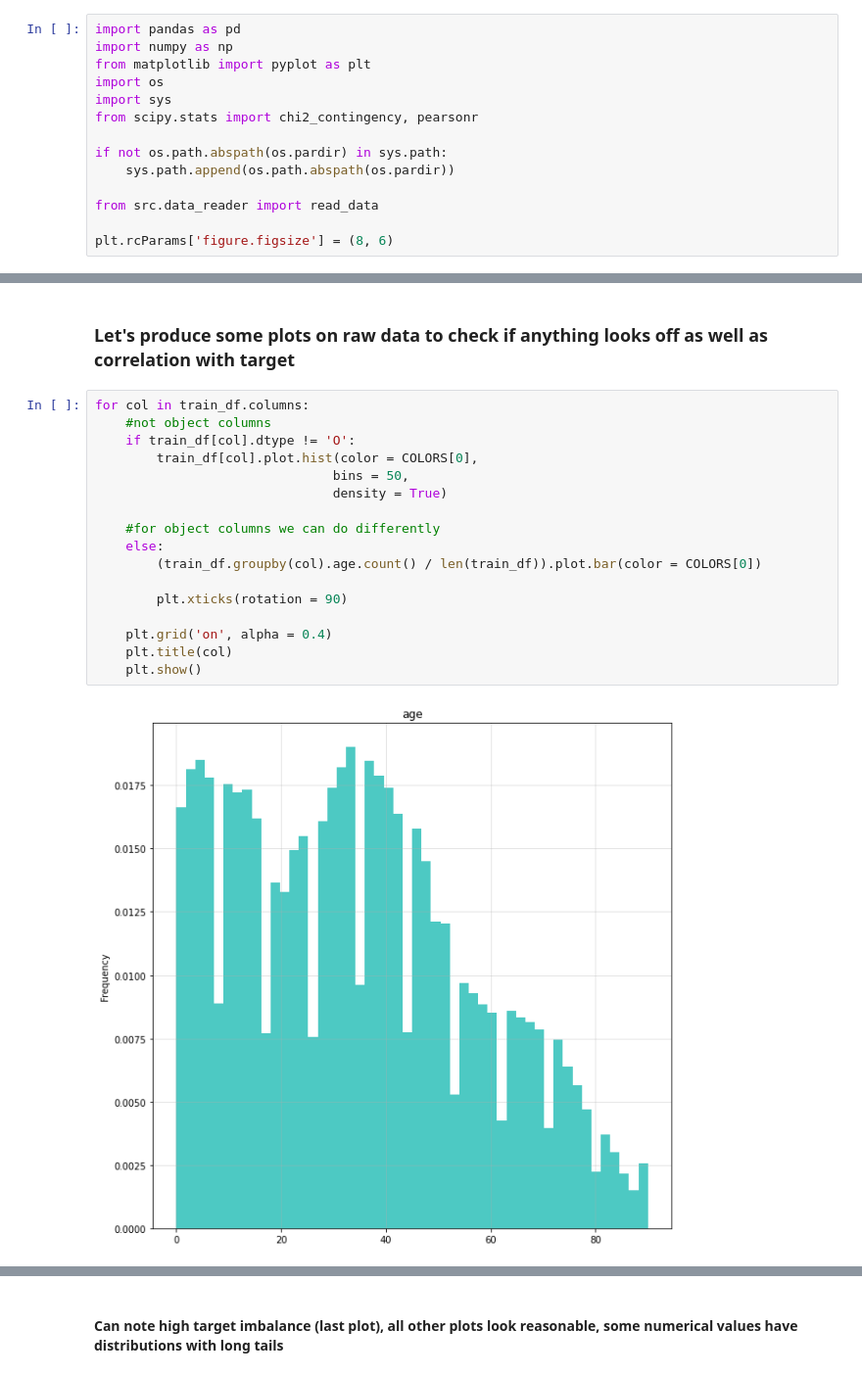
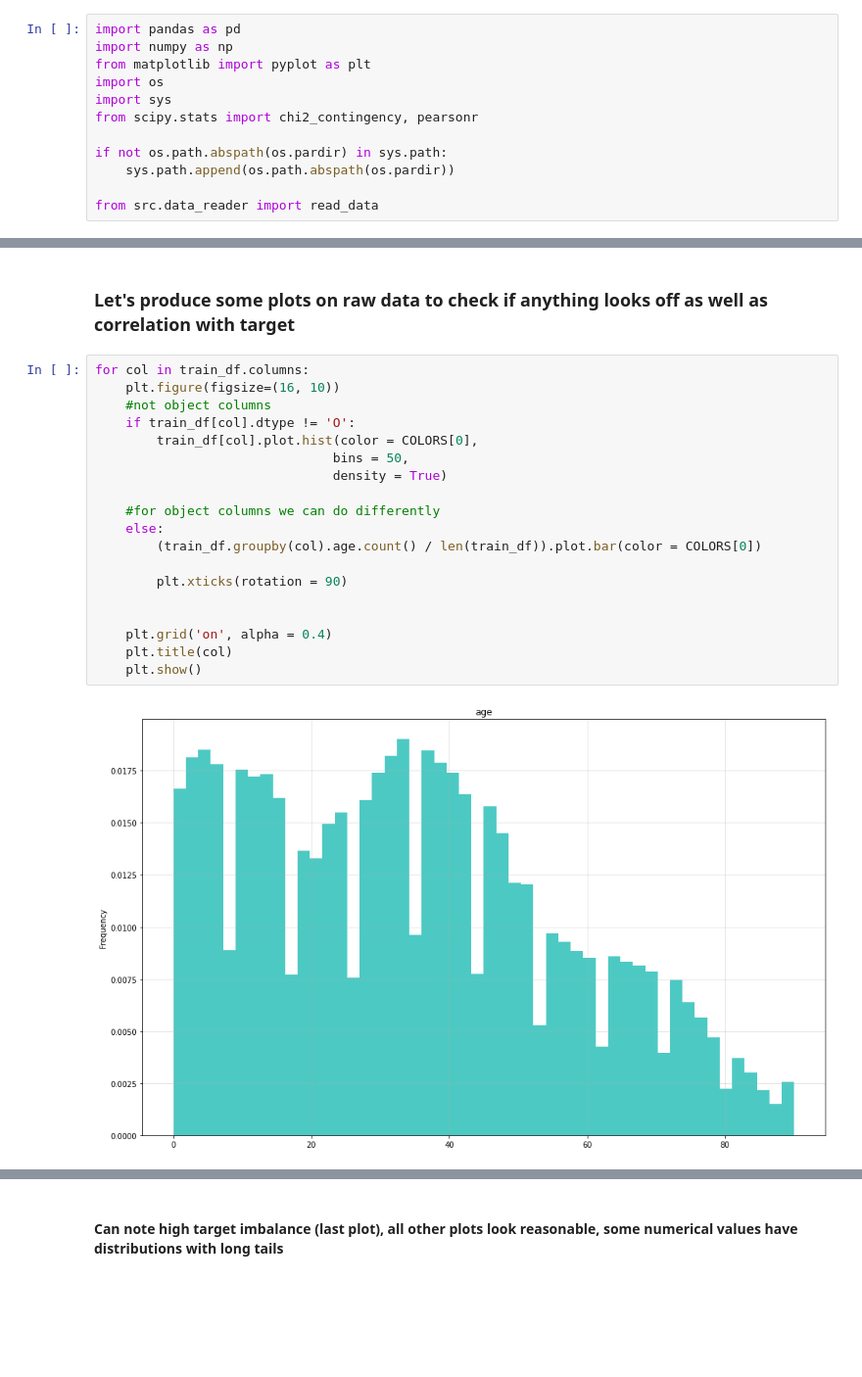
Before and after one commit to f-gibellini/census-analysis, a Jupyter notebook: jnb/eda.ipynb, the cells around one changed output, grey strips where cells are left out. Shown at 98% size. Saved outputs shown, nothing was run; the diff lists cells and outputs as text; blank space fills up the shorter version.

```diff
--- a/jnb/eda.ipynb
+++ b/jnb/eda.ipynb
@@ -10,8 +10,6 @@ if not os.path.abspath(os.pardir) in sys.path:
     sys.path.append(os.path.abspath(os.pardir))
 
 from src.data_reader import read_data
-
-plt.rcParams['figure.figsize'] = (8, 6)
 # %% [markdown]
 ### Costants
 # %%
@@ -92,20 +90,22 @@ dtype: float64
 ### Let's produce some plots on raw data to check if anything looks off as well as correlation with target
 # %%
 for col in train_df.columns:
+    plt.figure(figsize=(16, 10))
     #not object columns
     if train_df[col].dtype != 'O':
         train_df[col].plot.hist(color = COLORS[0],
                                bins = 50,
                                density = True)
 
     #for object columns we can do differently
     else:
         (train_df.groupby(col).age.count() / len(train_df)).plot.bar(color = COLORS[0])
 
         plt.xticks(rotation = 90)
 
+
     plt.grid('on', alpha = 0.4)
     plt.title(col)
     plt.show()
 # %% [output]
-[figure, old version]
+[figure, new version]
```
Also changed, not shown: parts of 6 cells of this notebook, 10 other files.
